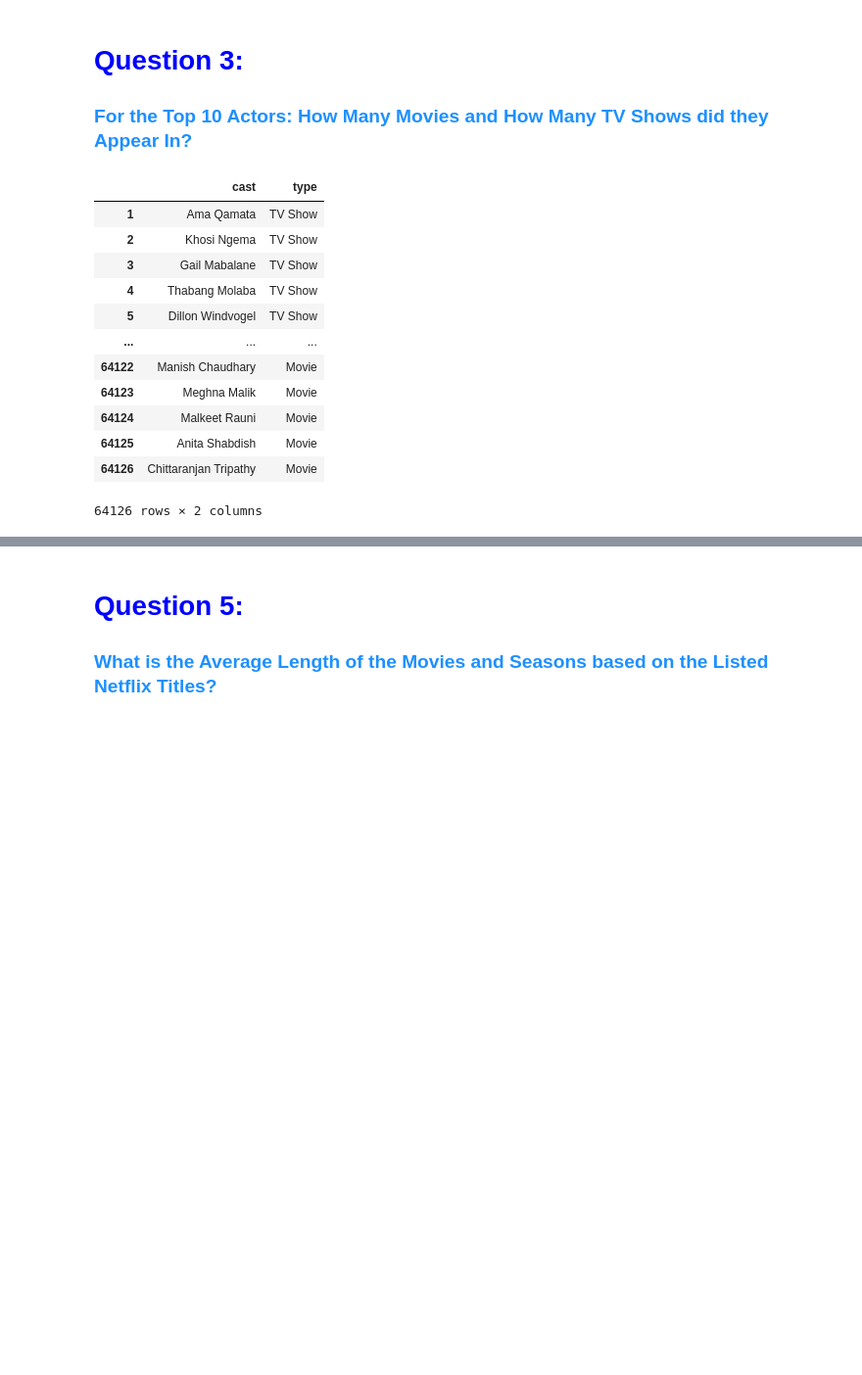
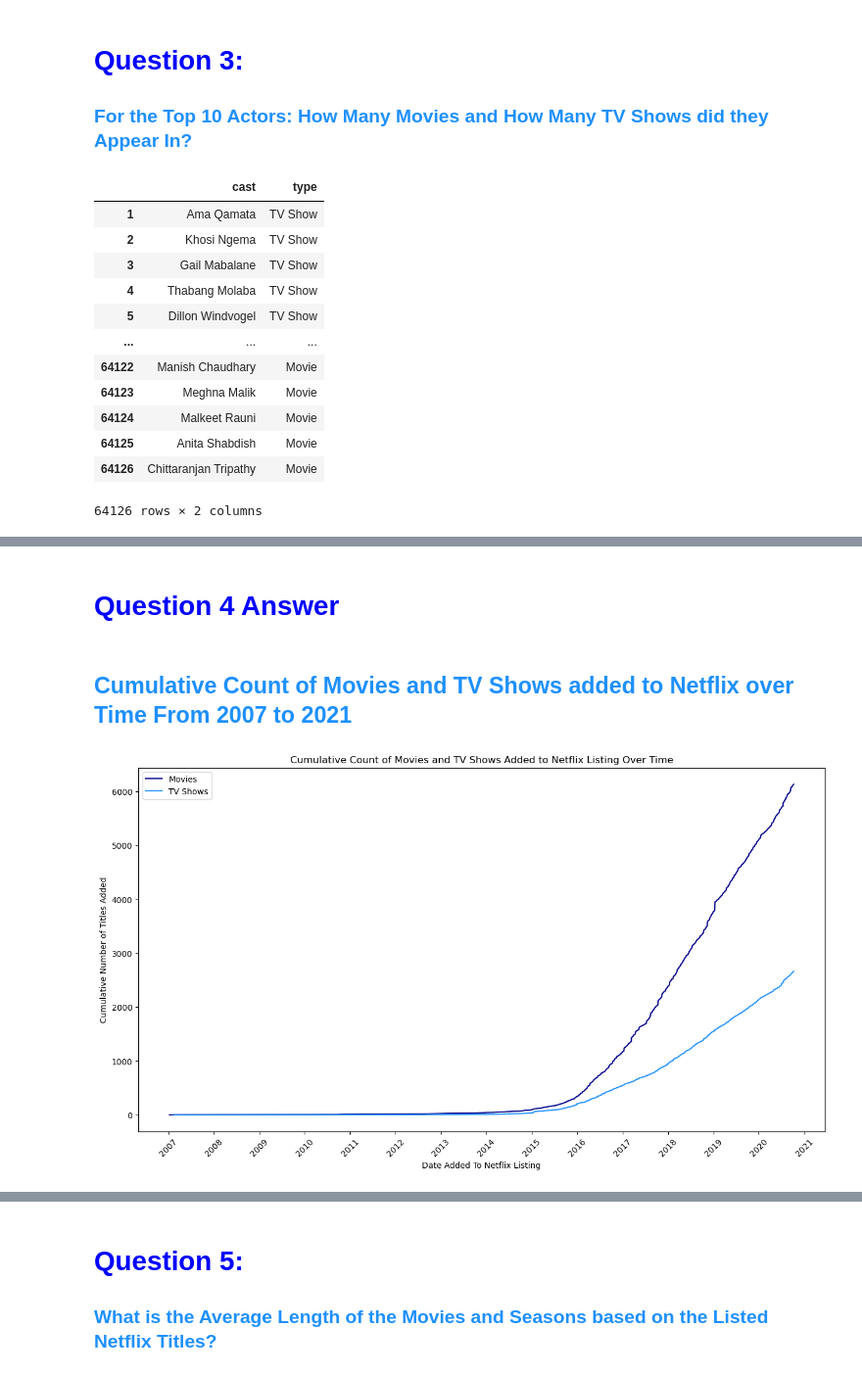
Before and after one commit to jameslaurence82/PythonPandas, a Jupyter notebook: netflixtitles.ipynb, the cells around one changed output, grey strips where cells are left out. Shown at 98% size. Saved outputs shown, nothing was run; the diff lists cells and outputs as text; code cells hidden in the pictures; blank space fills up the shorter version.

```diff
--- a/netflixtitles.ipynb
+++ b/netflixtitles.ipynb
@@ -717,0 +722,76 @@ First 10 Movies and First 10 TV Shows added to Netflix Listings
+# %%
+# Sort the entire DataFrame by 'type' and 'date_added'
+typeplot = typeplot.sort_values(by=['type', 'date_added'])
+
+# Reset the index for each group starting from 1
+typeplot['Type Count'] = typeplot.groupby('type').cumcount() + 1
+
+# Reset the overall index
+typeplot.reset_index(drop=True, inplace=True)
+
+# Copying dataframe for plotting dataframe
+group_plot = typeplot.copy()
+
+"""
+This code was created using the linkedin video seaborn code and 2 hours of ChatGPT massaging because
+i know what i wanted my plot to look like, but between the errors and inconsistencies from ChatGPT,
+this is the best representation i could create from the data wrangling i did previously
+"""
+# Convert 'date_added' to datetime format
+group_plot['date_added'] = pd.to_datetime(group_plot['date_added'])
+
+# Verifying that each group starts at index 1
+group_plot['Type Count'] = group_plot.sort_values(by=['type', 'date_added']).groupby('type').cumcount() + 1
+
+# Separate the DataFrame into Movies and TV Shows
+movies_df = group_plot[group_plot['type'] == 'Movie'].copy()
+tv_shows_df = group_plot[group_plot['type'] == 'TV Show'].copy()
+
+# Resetting the overall index and setting 'Type Count' as the index for movies_df
+movies_df.reset_index(drop=True, inplace=True)
+movies_df.set_index('Type Count', inplace=True)
+
+# Resetting the overall index and setting 'Type Count' as the index for tv_shows_df
+tv_shows_df.reset_index(drop=True, inplace=True)
+tv_shows_df.set_index('Type Count', inplace=True)
+
+# Plot the cumulative count of Movies and TV Shows over time
+plt.figure(figsize=(15, 8))
+
+# Plot the cumulative count of Movies over time
+sns.lineplot(x= 'date_added', y= 'Type Count', data = movies_df, label = 'Movies', color = 'darkblue')
+
+# Plot the cumulative count of TV Shows over time
+sns.lineplot(x='date_added', y='Type Count', data=tv_shows_df, label='TV Shows', color = 'dodgerblue')
+
+# axis labels
+plt.xlabel('Date Added To Netflix Listing')
+plt.ylabel('Cumulative Number of Titles Added')
+
+# Plot title
+plt.title('Cumulative Count of Movies and TV Shows Added to Netflix Listing Over Time')
+
+# Display plot
+# Add a legend to differentiate between Movies and TV Shows
+plt.legend()
+
+# Rotate x-axis ticks for better readability
+plt.xticks(rotation=45)
+
+# Set major locator to yearly ticks
+plt.gca().xaxis.set_major_locator(plt.MultipleLocator(365))
+
+# Format x-axis ticks to display only the years
+plt.gca().xaxis.set_major_formatter(mdates.DateFormatter('%Y'))
+
+# had to google how to change the color on a notebook, didn't know it was HTML based
+# font style and title
+display(HTML('<h1 style="color: blue; font-weight: bold;">Question 4 Answer</h1>'))
+display(HTML('<h2 style="color: dodgerblue; font-weight: strong;">Cumulative Count of Movies and TV Shows added to Netflix over Time \n From 2007 to 2021</h2>'))
+
+# Show the plot
+plt.show()
+# %% [output]
+Question 4 Answer
+Cumulative Count of Movies and TV Shows added to Netflix over Time From 2007 to 2021
+[figure, added]
```
Also changed, not shown: parts of 22 cells of this notebook.
